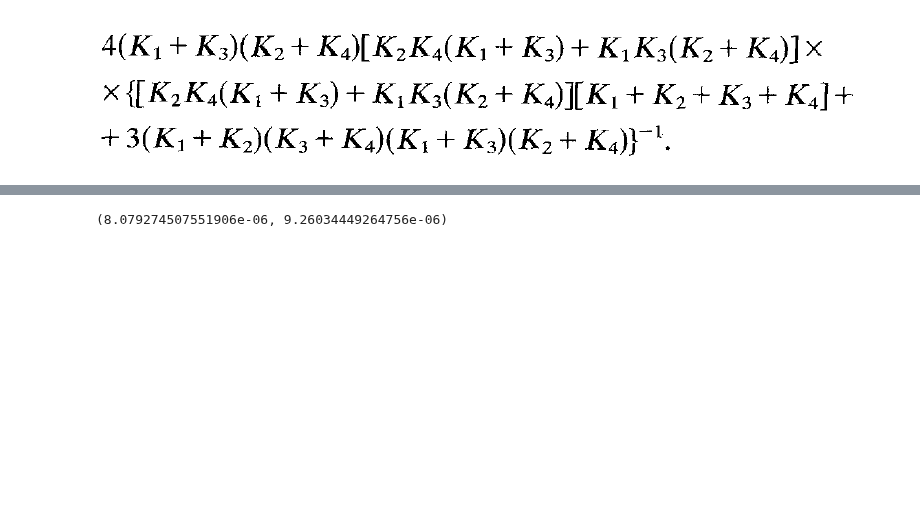
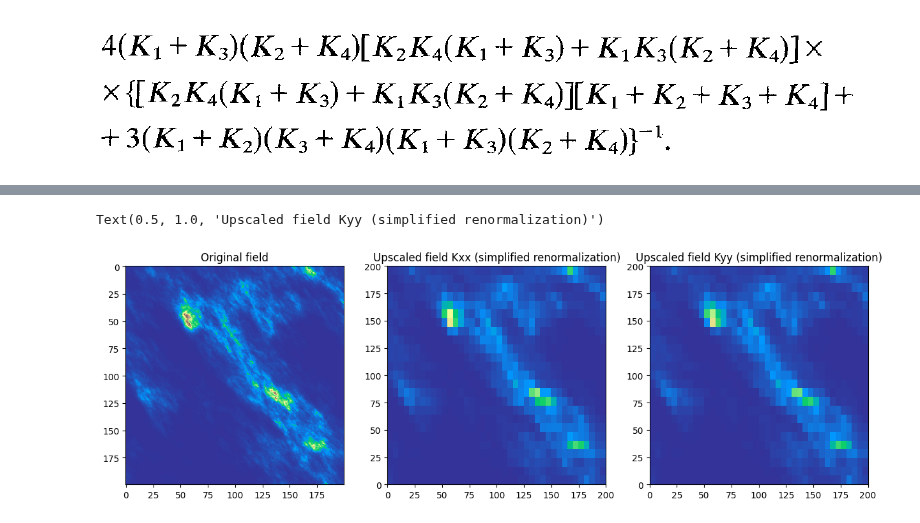
Before and after one commit to randlab/ArchPy, a Jupyter notebook: dev/flow_simulation/upscaling_methods.ipynb, the cells around one changed output, grey strips where cells are left out. Saved outputs shown, nothing was run; the diff lists cells and outputs as text; code cells hidden in the pictures; blank space fills up the shorter version.

```diff
--- a/dev/flow_simulation/upscaling_methods.ipynb
+++ b/dev/flow_simulation/upscaling_methods.ipynb
@@ -594,0 +700,2 @@ for arrx, arry in zip(Kxx, Kyy):
+# %%
+list_field_kxx, list_field_kyy, list_field_kxy = tensorial_renormalization(field, field, np.zeros((nx, ny)), niter=4)
@@ -706,6 +713,0 @@ def tensorial_renormalization(field_kxx, field_kyy, field_kxy):
-# %%
-list_field_kxx, list_field_kyy, list_field_kxy = tensorial_renormalization(field, field, np.zeros((nx, ny)))
-# %%
-list_field_kxx[-1][0, 0], list_field_kyy[-1][0, 0]
-# %% [output]
-(8.079274507551906e-06, 9.26034449264756e-06)
@@ -715,0 +772,31 @@ def upscaling():
+# %%
+np.random.seed(121)
+
+xmin = 0
+xmax = 200
+ymin = 0
+ymax = 200
+
+cm = geone.covModel.CovModel2D(elem=[("spherical", {"w":.5, "r":[100, 250]})
+                                    ], alpha=40,
+                                name="model")
+nx_grid, ny_grid = 200, 200
+sx_grid, sy_grid = 2, 2
+field = 10**geone.multiGaussian.multiGaussianRun(cm, (nx_grid, ny_grid), (sx_grid, sy_grid), output_mode="array", mean=-5)[0]
+# %%
+# simplified renormalization
+kxx, kyy = upscaling_k(field, dx=2, dy=2, method="simplified_renormalization", factor_x=5, factor_y=8)
+
+plt.figure(figsize=(15, 5))
+plt.subplot(1, 3, 1)
+plt.imshow(field, cmap="terrain", vmin=field.min(), vmax=field.max())
+plt.title("Original field")
+plt.subplot(1, 3, 2)
+plt.imshow(kxx, cmap="terrain", vmin=field.min(), vmax=field.max(), extent=[0, 200, 0, 200])
+plt.title("Upscaled field Kxx (simplified renormalization)")
+plt.subplot(1, 3, 3)
+plt.imshow(kyy, cmap="terrain", vmin=field.min(), vmax=field.max(), extent=[0, 200, 0, 200])
+plt.title("Upscaled field Kyy (simplified renormalization)")
+# %% [output]
+Text(0.5, 1.0, 'Upscaled field Kyy (simplified renormalization)')
+[figure, added]
```
Also changed, not shown: parts of 21 cells of this notebook, 1 other file.
